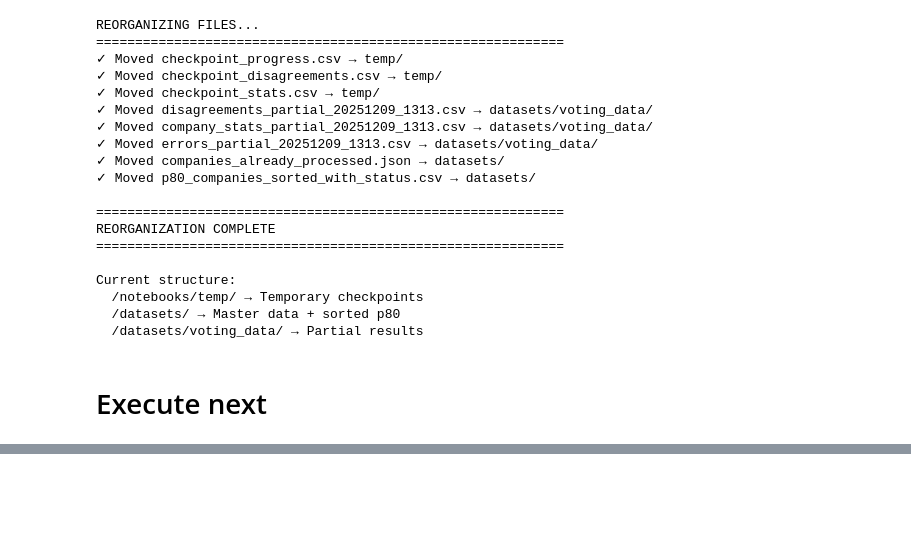
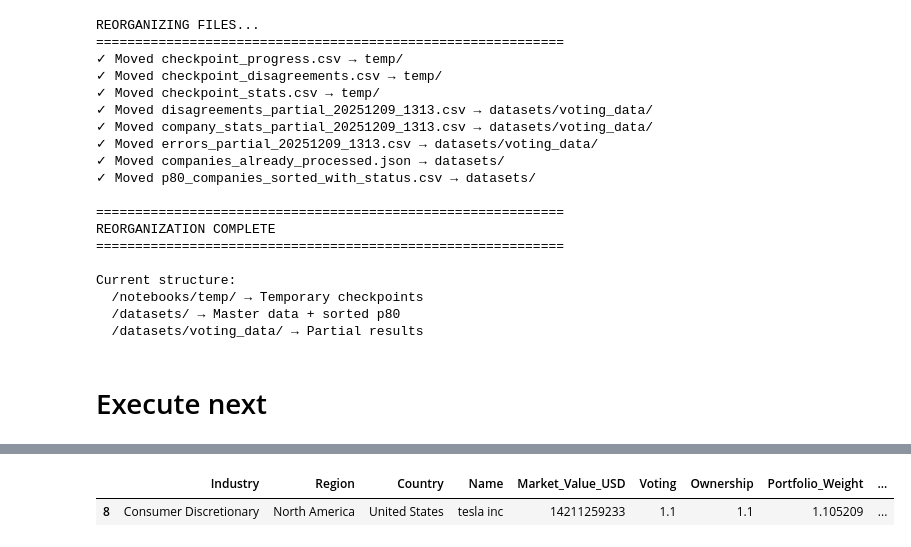
Before and after one commit to JoseBarros23/gpfg-esg-ml-analysis-2024, a Jupyter notebook: notebooks/meetings.ipynb, the cells around one changed output, grey strips where cells are left out. Cells and saved outputs as stored; diff of their text form; code cells hidden in the pictures; blank space fills up the shorter version.

```diff
--- a/notebooks/meetings.ipynb
+++ b/notebooks/meetings.ipynb
@@ -2646,0 +2785,29 @@ Position paper: Board diversity                            19
+# %%
+# Check market value coverage
+df_p80['processed'] = df_p80['Name'].isin(df_stats['company_name'].tolist())
+
+total_market_value = df_p80['Market_Value_USD'].sum()
+processed_market_value = df_p80[df_p80['processed']]['Market_Value_USD'].sum()
+
+print("MARKET VALUE COVERAGE:")
+print("="*60)
+print(f"Companies coverage: {df_p80['processed'].sum()}/{len(df_p80)} ({df_p80['processed'].sum()/len(df_p80)*100:.1f}%)")
+print(f"Market value coverage: ${processed_market_value/1e9:.1f}B / ${total_market_value/1e9:.1f}B ({processed_market_value/total_market_value*100:.1f}%)")
+
+# Check top companies coverage
+print(f"\nTop 100 companies: {df_p80.head(100)['processed'].sum()}/100")
+print(f"Top 500 companies: {df_p80.head(500)['processed'].sum()}/500")
+
+# ESG_any coverage
+if 'ESG_any' in df_p80.columns:
+    esg_total = (df_p80['ESG_any'] == 1).sum()
+    esg_processed = df_p80[df_p80['processed'] & (df_p80['ESG_any'] == 1)].shape[0]
+    print(f"\nESG_any companies: {esg_processed}/{esg_total} ({esg_processed/esg_total*100:.1f}%)")
+
+# Check the 509 "No data returned" - are they small companies?
+print("\n" + "="*60)
+print("ANALYZING 509 'NO DATA RETURNED' ERRORS:")
+failed_companies = df_errors[df_errors['error'] == 'No data returned']['company'].tolist()
+df_failed = df_p80[df_p80['Name'].isin(failed_companies)]
+print(f"Average market value of failed: ${df_failed['Market_Value_USD'].mean()/1e9:.2f}B")
+print(f"Average market value of processed: ${df_p80[df_p80['processed']]['Market_Value_USD'].mean()/1e9:.2f}B")
@@ -2646,0 +3074,5 @@ Position paper: Board diversity                            19
+# %%
+df_p80[df_p80['Name'].str.contains('tesl')]
+# %% [output]
+|  | Industry | Region | Country | Name | Market_Value_USD | Voting | Ownership | Portfolio_Weight | ... |
+| 8 | Consumer Discretionary | North America | United States | tesla inc | 14211259233 | 1.1 | 1.1 | 1.105209 | ... |
```
Also changed, not shown: parts of 16 cells of this notebook, 5 other files.
